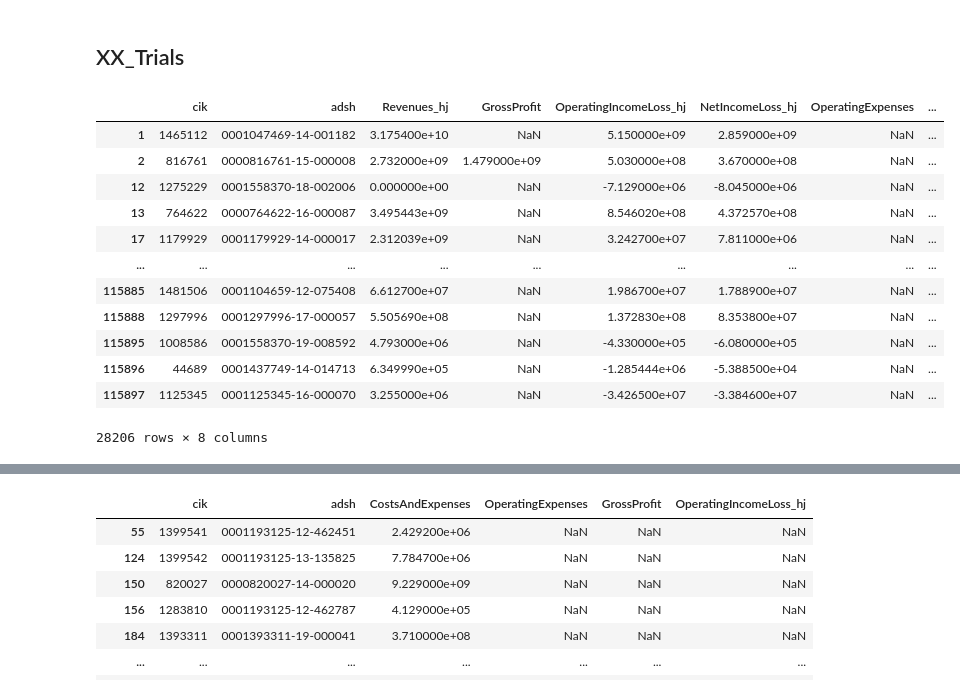
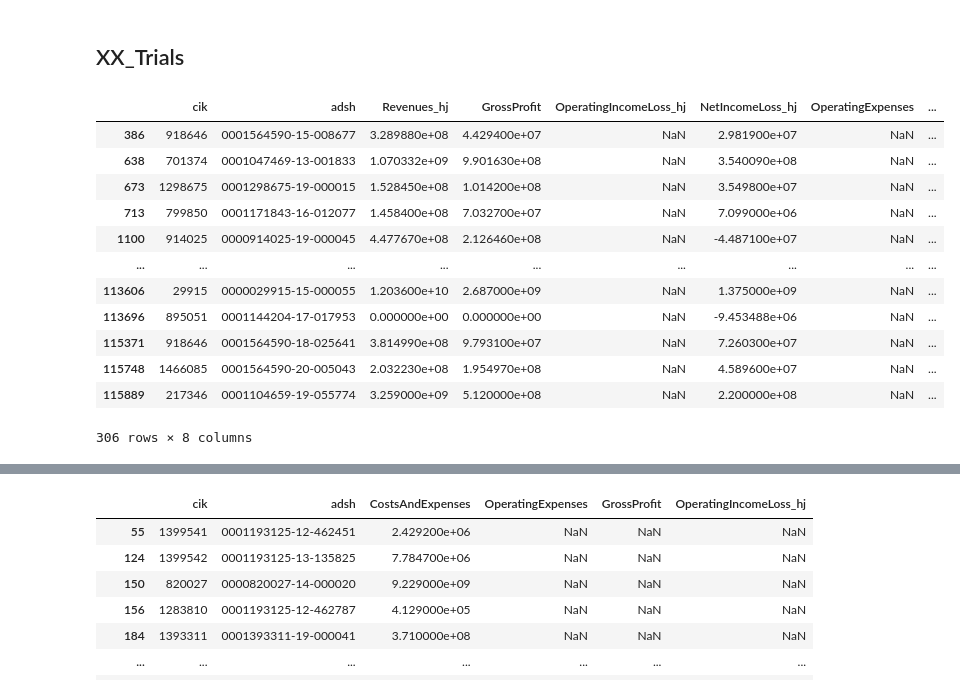
Before and after one commit to HansjoergW/bfh_mt_hs2020_sec_data, a Jupyter notebook: 05_CompleteAndCombine.ipynb, the cells around one changed output, grey strips where cells are left out. Cells and saved outputs as stored; diff of their text form; code cells hidden in the pictures.

```diff
--- a/05_CompleteAndCombine.ipynb
+++ b/05_CompleteAndCombine.ipynb
@@ -256,0 +249,14 @@ selected_cols = is_df[selection][['Revenues_hj','GrossProfit','OperatingIncomeLo
+# %%
+# if Grossprofit is not set, we can try to estimate it based on the average
+
+# based on existing GrossProfit Values, we calculate the average grossprofit between Revenue and OperatingIncome (in percent)
+calc_mean_gp_selection = ((is_df.Revenues_hj > 0.0)  & (is_df.GrossProfit.notnull()  & is_df.OperatingIncomeLoss_hj.notnull()))
+selected_cols = is_df[calc_mean_gp_selection][['Revenues_hj','GrossProfit','OperatingIncomeLoss_hj']].copy()
+
+avg_gross = ((selected_cols.Revenues_hj-selected_cols.GrossProfit)/(selected_cols.Revenues_hj-selected_cols.OperatingIncomeLoss_hj)).mean()
+
+# if we have revenue and operatingincome, we try estimate grossprofit based on the average position
+do_updated_grossprofit = (is_df.Revenues_hj.notnull() & is_df.OperatingIncomeLoss_hj.notnull() & is_df.GrossProfit.isnull())
+
+is_df.loc[do_updated_grossprofit,'GrossProfit'] = is_df.loc[do_updated_grossprofit,'Revenues_hj'] \
+                                    - avg_gross * (is_df.loc[do_updated_grossprofit,'Revenues_hj'] - is_df.loc[do_updated_grossprofit,'OperatingIncomeLoss_hj'])
@@ -259,3 +282,0 @@ do_set = (is_df.Revenues_hj.notnull()  & is_df.GrossProfit.notnull()  & is_df.Op
-# %%
-is_df = load_data("is")
-count_null(is_df)
@@ -272,19 +291,19 @@ Grossprofit if null
 # %% [markdown]
 ## XX_Trials
 # %%
-is_df[((is_df.CostsAndExpenses.notnull() & is_df.Revenues_hj.notnull() & is_df.NetIncomeLoss_hj.notnull()))] \
+is_df[((is_df.Revenues_hj.notnull() & is_df.GrossProfit.notnull() & is_df.OperatingIncomeLoss_hj.isnull() & is_df.NetIncomeLoss_hj.notnull() ))] \
   [['cik','adsh','Revenues_hj','GrossProfit','OperatingIncomeLoss_hj', 'NetIncomeLoss_hj', 'OperatingExpenses','CostsAndExpenses']] #721
 # %% [output]
 |  | cik | adsh | Revenues_hj | GrossProfit | OperatingIncomeLoss_hj | NetIncomeLoss_hj | OperatingExpenses | ... |
-| 1 | 1465112 | 0001047469-14-001182 | 3.175400e+10 | NaN | 5.150000e+09 | 2.859000e+09 | NaN | ... |
-| 2 | 816761 | 0000816761-15-000008 | 2.732000e+09 | 1.479000e+09 | 5.030000e+08 | 3.670000e+08 | NaN | ... |
-| 12 | 1275229 | 0001558370-18-002006 | 0.000000e+00 | NaN | -7.129000e+06 | -8.045000e+06 | NaN | ... |
-| 13 | 764622 | 0000764622-16-000087 | 3.495443e+09 | NaN | 8.546020e+08 | 4.372570e+08 | NaN | ... |
-| 17 | 1179929 | 0001179929-14-000017 | 2.312039e+09 | NaN | 3.242700e+07 | 7.811000e+06 | NaN | ... |
+| 386 | 918646 | 0001564590-15-008677 | 3.289880e+08 | 4.429400e+07 | NaN | 2.981900e+07 | NaN | ... |
+| 638 | 701374 | 0001047469-13-001833 | 1.070332e+09 | 9.901630e+08 | NaN | 3.540090e+08 | NaN | ... |
+| 673 | 1298675 | 0001298675-19-000015 | 1.528450e+08 | 1.014200e+08 | NaN | 3.549800e+07 | NaN | ... |
+| 713 | 799850 | 0001171843-16-012077 | 1.458400e+08 | 7.032700e+07 | NaN | 7.099000e+06 | NaN | ... |
+| 1100 | 914025 | 0000914025-19-000045 | 4.477670e+08 | 2.126460e+08 | NaN | -4.487100e+07 | NaN | ... |
 | ... | ... | ... | ... | ... | ... | ... | ... | ... |
-| 115885 | 1481506 | 0001104659-12-075408 | 6.612700e+07 | NaN | 1.986700e+07 | 1.788900e+07 | NaN | ... |
-| 115888 | 1297996 | 0001297996-17-000057 | 5.505690e+08 | NaN | 1.372830e+08 | 8.353800e+07 | NaN | ... |
-| 115895 | 1008586 | 0001558370-19-008592 | 4.793000e+06 | NaN | -4.330000e+05 | -6.080000e+05 | NaN | ... |
-| 115896 | 44689 | 0001437749-14-014713 | 6.349990e+05 | NaN | -1.285444e+06 | -5.388500e+04 | NaN | ... |
-| 115897 | 1125345 | 0001125345-16-000070 | 3.255000e+06 | NaN | -3.426500e+07 | -3.384600e+07 | NaN | ... |
+| 113606 | 29915 | 0000029915-15-000055 | 1.203600e+10 | 2.687000e+09 | NaN | 1.375000e+09 | NaN | ... |
+| 113696 | 895051 | 0001144204-17-017953 | 0.000000e+00 | 0.000000e+00 | NaN | -9.453488e+06 | NaN | ... |
+| 115371 | 918646 | 0001564590-18-025641 | 3.814990e+08 | 9.793100e+07 | NaN | 7.260300e+07 | NaN | ... |
+| 115748 | 1466085 | 0001564590-20-005043 | 2.032230e+08 | 1.954970e+08 | NaN | 4.589600e+07 | NaN | ... |
+| 115889 | 217346 | 0001104659-19-055774 | 3.259000e+09 | 5.120000e+08 | NaN | 2.200000e+08 | NaN | ... |
-28206 rows × 8 columns
+306 rows × 8 columns
```
Also changed, not shown: parts of 14 cells of this notebook, 1 other file.
